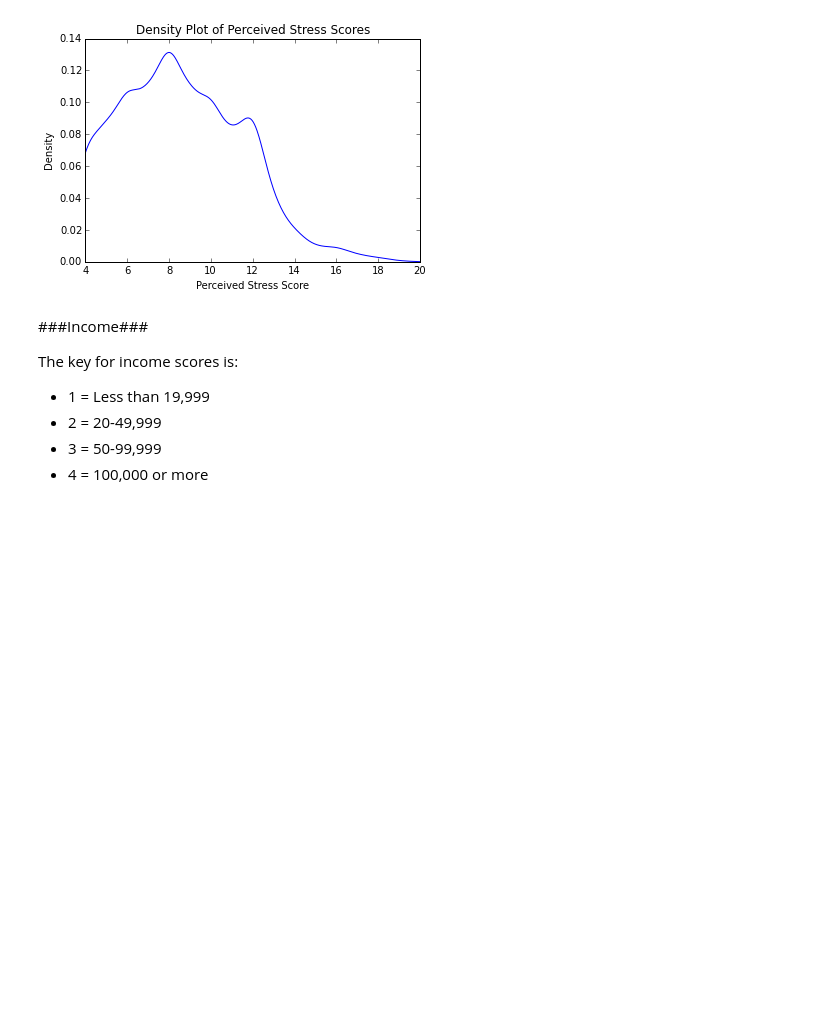
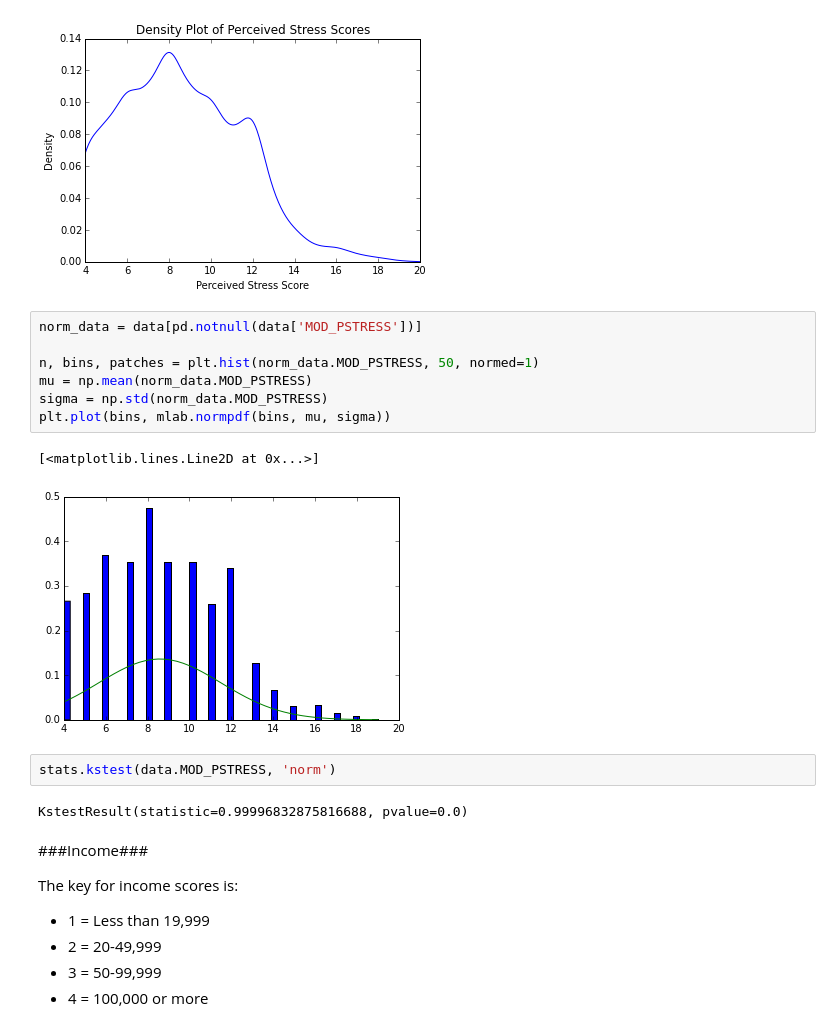
Before and after one commit to ckf2102/GWU_CE, a Jupyter notebook: 992_DataExploration.ipynb, the cells around one changed output. Saved outputs shown, nothing was run; the diff lists cells and outputs as text; blank space fills up the shorter version.

Commit message:
data analysis

```diff
--- a/992_DataExploration.ipynb
+++ b/992_DataExploration.ipynb
@@ -163,6 +171,20 @@ plt.ylabel('Density')
 # %% [output]
 <matplotlib.text.Text at 0x...>
 [figure]
+# %%
+norm_data = data[pd.notnull(data['MOD_PSTRESS'])]
+
+n, bins, patches = plt.hist(norm_data.MOD_PSTRESS, 50, normed=1)
+mu = np.mean(norm_data.MOD_PSTRESS)
+sigma = np.std(norm_data.MOD_PSTRESS)
+plt.plot(bins, mlab.normpdf(bins, mu, sigma))
+# %% [output]
+[<matplotlib.lines.Line2D at 0x...>]
+[figure, added]
+# %%
+stats.kstest(data.MOD_PSTRESS, 'norm')
+# %% [output]
+KstestResult(statistic=0.99996832875816688, pvalue=0.0)
 # %% [markdown]
 ###Income###
 
```
Also changed, not shown: parts of 9 cells of this notebook, 5 other files.
